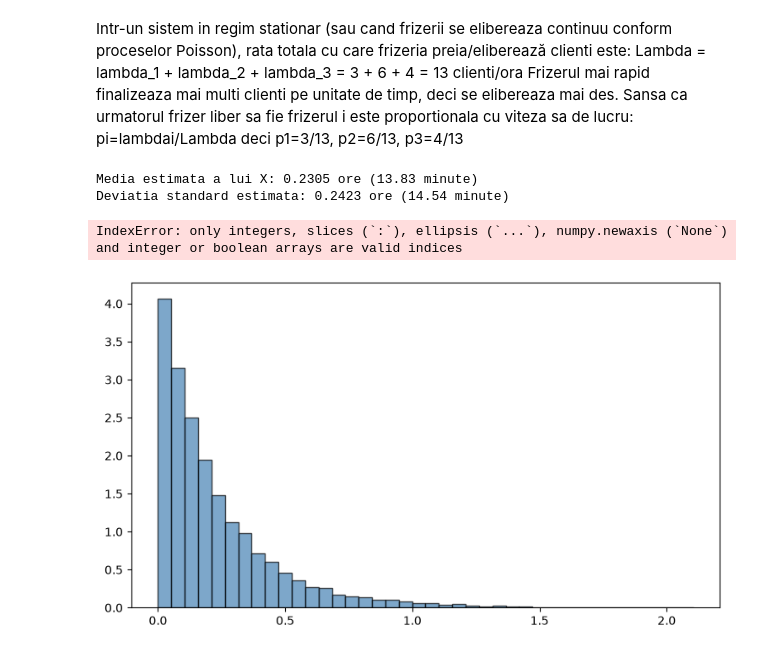
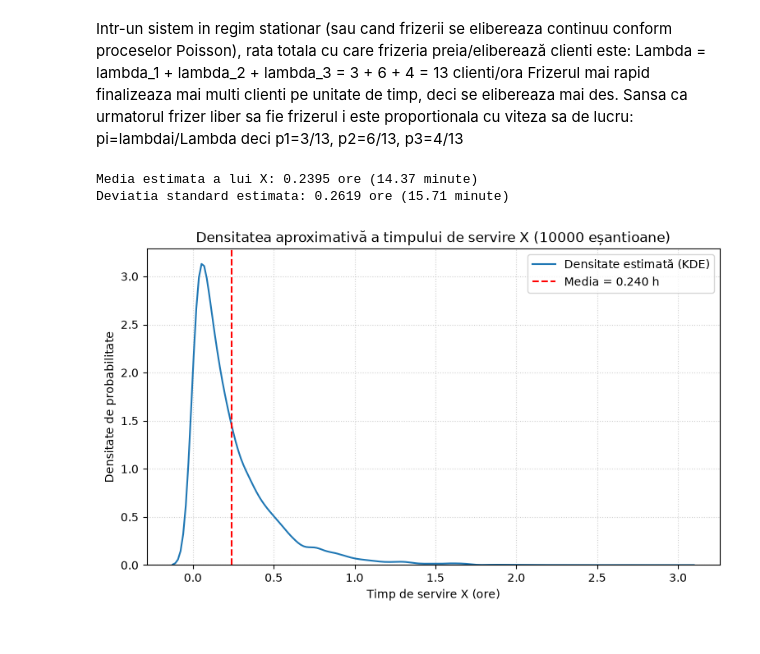
Before and after one commit to AndreiDaniel19/PMP-2026-ISTRATE-ANDREI-DANIEL, a Jupyter notebook: Lab02/Tema.ipynb, the cells around one changed output. Saved outputs shown, nothing was run; the diff lists cells and outputs as text; code cells hidden in the pictures.

```diff
--- a/Lab02/Tema.ipynb
+++ b/Lab02/Tema.ipynb
@@ -157,52 +157,34 @@ pi=lambdai/Lambda deci p1=3/13, p2=6/13, p3=4/13
 # %%
 import numpy as np
 import matplotlib.pyplot as plt
-import arviz as az
-from scipy.stats import gaussian_kde
+import seaborn as sns
+
 
 lambdas = np.array([3.0, 6.0, 4.0])
 probabilitati = np.array([3/13, 6/13, 4/13])
 N = 10000
 
 frizer_ales=np.random.choice([0,1,2],size=N,p=probabilitati)
 rate_alocate=lambdas[frizer_ales]
 x=np.random.exponential(scale=1.0/rate_alocate)
 
 media_X=np.mean(x)
 std_X=np.std(x)
 
 print(f"Media estimata a lui X: {media_X:.4f} ore ({media_X * 60:.2f} minute)")
 print(f"Deviatia standard estimata: {std_X:.4f} ore ({std_X * 60:.2f} minute)")
 
 plt.figure(figsize=(9, 5))
-plt.hist(
-    x,
-    bins=40,
-    density=True,
-    alpha=0.7,
-    color="steelblue",
-    edgecolor="black",
-    label="Densitate estimată"
-)
-x_grid = np.linspace(x.min(), x.max(), 500)
-densitate_kde = gaussian_kde(x)(x_grid)
+sns.kdeplot(x, label="Densitate estimată (KDE)")
 
-plt.plot(
-    x_grid,
-    densitate_kde,
-    color="darkblue",
-    linewidth=2,
-    label="Densitate KDE"
-)
 plt.title("Densitatea aproximativă a timpului de servire X (10000 eșantioane)")
 plt.xlabel("Timp de servire X (ore)")
 plt.ylabel("Densitate de probabilitate")
 plt.axvline(media_X, color='red', linestyle='--', label=f'Media = {media_X:.3f} h')
 plt.legend()
 plt.grid(True, linestyle=':', alpha=0.6)
 plt.show()
 # %% [output]
-Media estimata a lui X: 0.2305 ore (13.83 minute)
-Deviatia standard estimata: 0.2423 ore (14.54 minute)
+Media estimata a lui X: 0.2395 ore (14.37 minute)
+Deviatia standard estimata: 0.2619 ore (15.71 minute)
-IndexError: only integers, slices (`:`), ellipsis (`...`), numpy.newaxis (`None`) and integer or boolean arrays are valid indices
-[figure, old version]
+[figure, new version]
```
